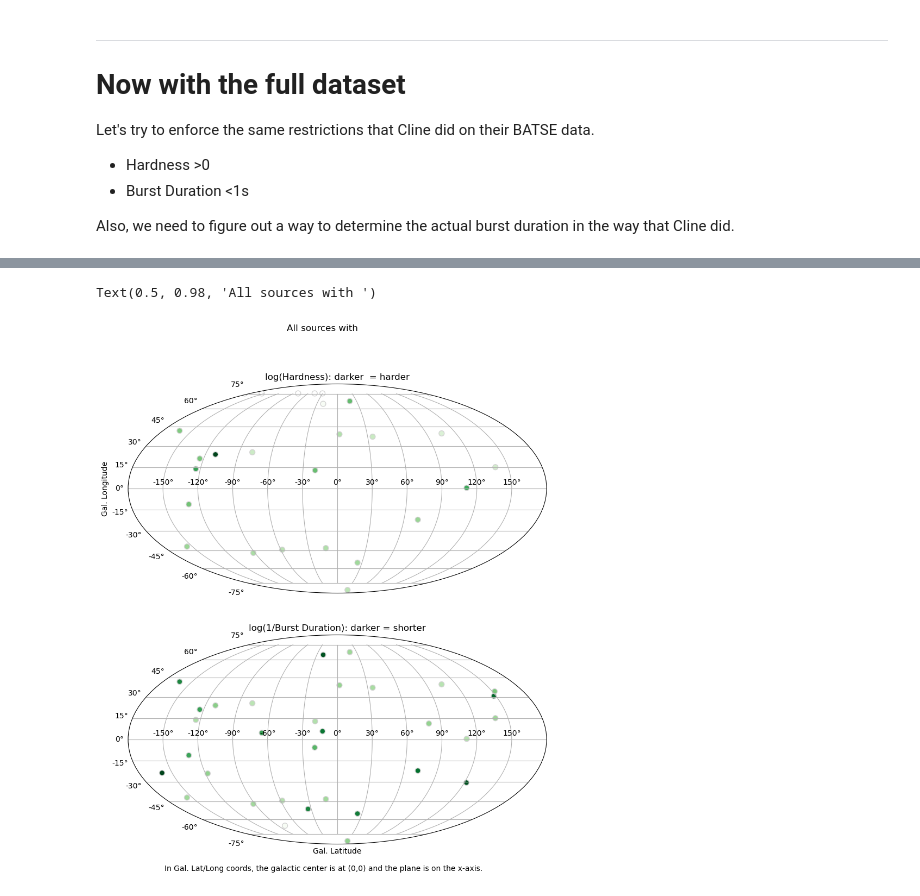
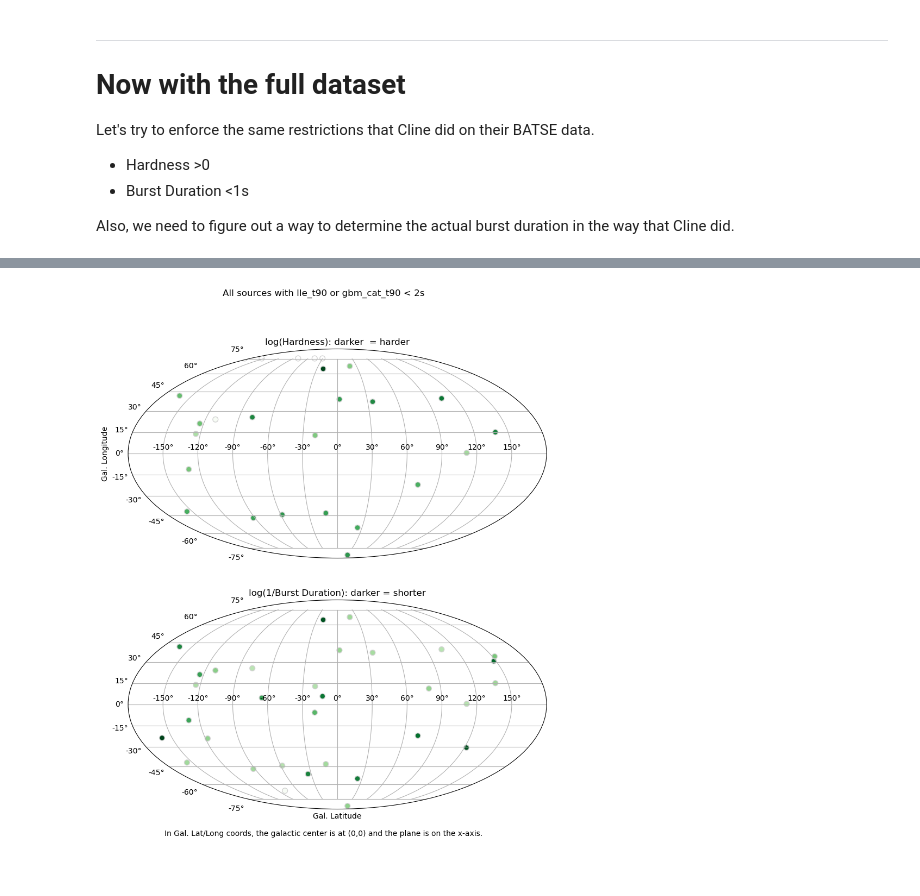
Before and after one commit to xboluna/Research, a Jupyter notebook: BHRad/GBM_Catalog_Searching/Exploring_possible_candidates.ipynb, the cells around one changed output, grey strips where cells are left out. Drawn from its saved outputs; the diff is of its cells as text; code cells hidden in the pictures.

```diff
--- a/BHRad/GBM_Catalog_Searching/Exploring_possible_candidates.ipynb
+++ b/BHRad/GBM_Catalog_Searching/Exploring_possible_candidates.ipynb
@@ -137,16 +144,16 @@ ax.set_ylim(-.75,8)
 Try to see if the considered correlation does exist by seeing if there's that negative correlation.
 # %%
 # Polyfit does not like NaNs or infs
-print('Dropping %s targets for inf fluence_ratio'% len(targets.loc[targets['fluence_ratio'] == np.inf]) )
-targets = targets.loc[ targets['fluence_ratio'] != np.inf ]
-print('Dropping %s targets for NaN fluence_ratio'% len(targets.loc[ np.isnan(targets['fluence_ratio']) ]) )
-targets = targets.loc[ ~np.isnan(targets['fluence_ratio']) ]
+print('Dropping %s targets for inf hardness'% len(targets.loc[targets['hardness'] == np.inf]) )
+targets = targets.loc[ targets['hardness'] != np.inf ]
+print('Dropping %s targets for NaN hardness'% len(targets.loc[ np.isnan(targets['hardness']) ]) )
+targets = targets.loc[ ~np.isnan(targets['hardness']) ]
 
 # These ones will have had a 0.0 in the LAT flux, causing a NaN
-print('Dropping %s targets for NaN fluence_ratio_error'% len(targets.loc[ np.isnan(targets['flux_ratio_error']) ]) )
-targets = targets.loc[ ~np.isnan(targets['fluence_ratio_error']) ]
+print('Dropping %s targets for NaN hardness_error'% len(targets.loc[ np.isnan(targets['hardness_error']) ]) )
+targets = targets.loc[ ~np.isnan(targets['hardness_error']) ]
 
 # These ones will have had a 0.0 in GBM flux, causing a 0.
-print('Dropping %s targets for 0. fluence_ratio_error'%len(targets[targets['flux_ratio_error'] ==0]))
-targets = targets[targets['fluence_ratio_error'] !=0]
+print('Dropping %s targets for 0. hardness_error'%len(targets[targets['hardness_error'] ==0]))
+targets = targets[targets['hardness_error'] !=0]
 # %% [output]
@@ -208,12 +215,12 @@ def generate_mollweise(targets, log_hardness = False, burst_duration_col='lle_t9
     fig.set_figheight(11)
 
     if log_hardness is True:
-        modified['fluence_ratio'] = np.log(modified['fluence_ratio'])
+        modified['hardness'] = np.log(modified['hardness'])
         ax1.set_title('log(Hardness): darker  = harder')
     else:
         ax1.set_title('Hardness: darker  = harder')
     ax1.scatter(modified['lii']*(np.pi/180), targets['bii']*(np.pi/180), 50,
-                c=modified['fluence_ratio'], cmap='Greens', edgecolors='lightgray')
+                c=modified['hardness'], cmap='Greens', edgecolors='lightgray')
 
     # quick parse-out of the 0 t90s
     nonzeros = targets[ targets[burst_duration_col]!=0.0 ]
@@ -331,0 +313,8 @@ selection.to_csv('<2s_t90_dataset.csv')
+# %%
+selection = targets.loc[targets['lle_t90']!=0].loc[(targets[['lle_t90', 'gbm_cat_t90']]<2).any(axis=1)].loc[targets['hardness']!=np.inf]
+
+params = ['name','hardness', 'lle_t90', 'gbm_cat_t90', 'redshift']
+
+ax = sns.pairplot(selection[params])
+print(selection[params].corr())
+print(selection.info())
@@ -332,8 +348,8 @@ selection.to_csv('<2s_t90_dataset.csv')
 # %%
 # Generally pretty isotropic, somehow also outside of the galactic plane
 
 fig = generate_mollweise(selection, log_hardness=True, burst_duration_col='gbm_cat_t90')
-fig.suptitle('All sources with lle_t90 or gbm_cat_t90 < 1s')
+fig.suptitle('All sources with lle_t90 or gbm_cat_t90 < 2s')
+fig.savefig('t90<2sAngularDistribution.png')
 # %% [output]
-Text(0.5, 0.98, 'All sources with ')
-[figure, old version]
+[figure, new version]
```
Also changed, not shown: parts of 20 cells of this notebook, 3 other files.
